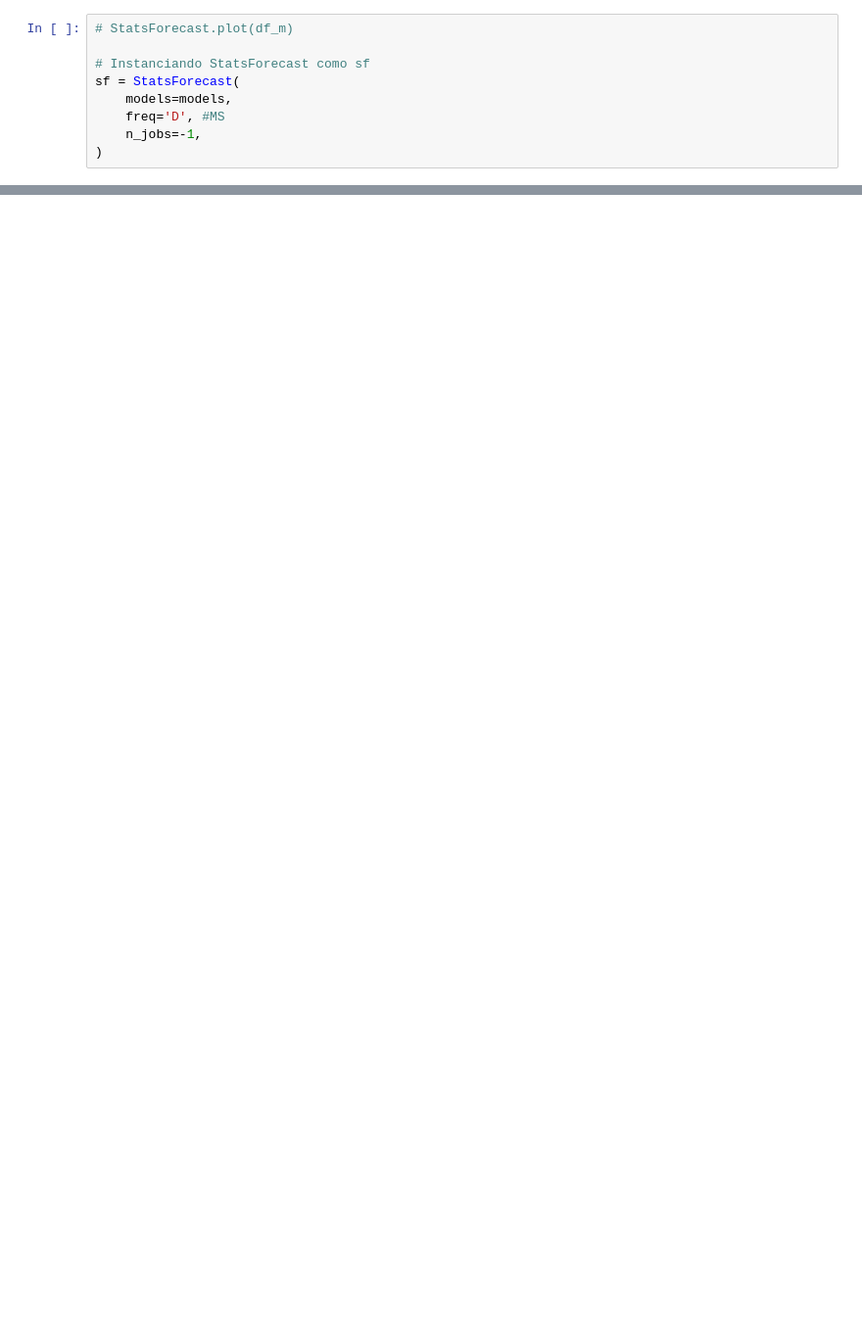
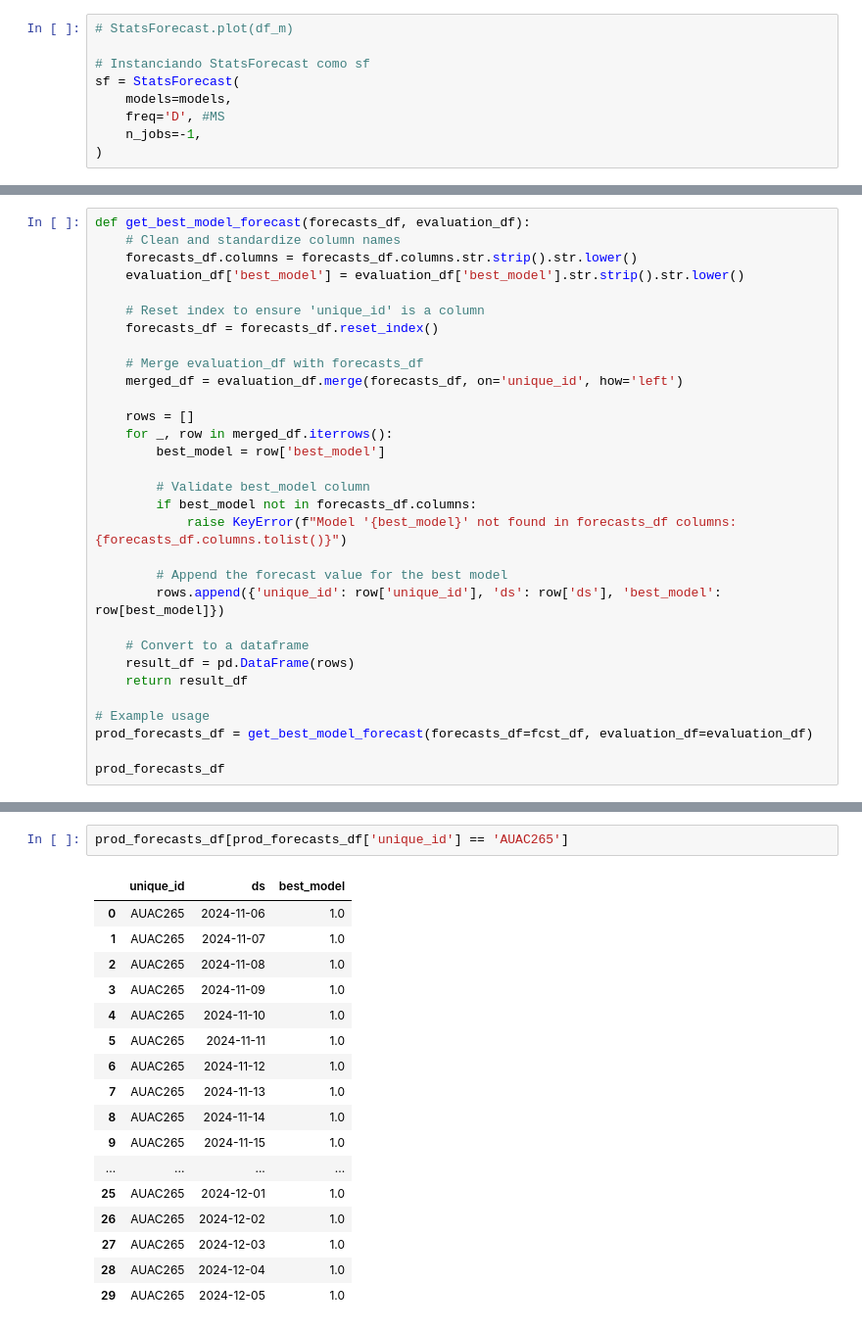
Before and after one commit to luemartinezro/ujueta_project, a Jupyter notebook: mod_data_apilada_Dda_low.ipynb, the cells around one changed output, grey strips where cells are left out. Shown at 98% size. Saved outputs shown, nothing was run; the diff lists cells and outputs as text; blank space fills up the shorter version.

```diff
--- a/mod_data_apilada_Dda_low.ipynb
+++ b/mod_data_apilada_Dda_low.ipynb
@@ -483,0 +472,31 @@ prod_forecasts_df
+# %%
+def get_best_model_forecast(forecasts_df, evaluation_df):
+    # Clean and standardize column names
+    forecasts_df.columns = forecasts_df.columns.str.strip().str.lower()
+    evaluation_df['best_model'] = evaluation_df['best_model'].str.strip().str.lower()
+
+    # Reset index to ensure 'unique_id' is a column
+    forecasts_df = forecasts_df.reset_index()
+
+    # Merge evaluation_df with forecasts_df
+    merged_df = evaluation_df.merge(forecasts_df, on='unique_id', how='left')
+
+    rows = []
+    for _, row in merged_df.iterrows():
+        best_model = row['best_model']
+
+        # Validate best_model column
+        if best_model not in forecasts_df.columns:
+            raise KeyError(f"Model '{best_model}' not found in forecasts_df columns: {forecasts_df.columns.tolist()}")
+
+        # Append the forecast value for the best model
+        rows.append({'unique_id': row['unique_id'], 'ds': row['ds'], 'best_model': row[best_model]})
+
+    # Convert to a dataframe
+    result_df = pd.DataFrame(rows)
+    return result_df
+
+# Example usage
+prod_forecasts_df = get_best_model_forecast(forecasts_df=fcst_df, evaluation_df=evaluation_df)
+
+prod_forecasts_df
@@ -483,0 +517,20 @@ prod_forecasts_df
+# %%
+prod_forecasts_df[prod_forecasts_df['unique_id'] == 'AUAC265']
+# %% [output]
+|  | unique_id | ds | best_model |
+| 0 | AUAC265 | 2024-11-06 | 1.0 |
+| 1 | AUAC265 | 2024-11-07 | 1.0 |
+| 2 | AUAC265 | 2024-11-08 | 1.0 |
+| 3 | AUAC265 | 2024-11-09 | 1.0 |
+| 4 | AUAC265 | 2024-11-10 | 1.0 |
+| 5 | AUAC265 | 2024-11-11 | 1.0 |
+| 6 | AUAC265 | 2024-11-12 | 1.0 |
+| 7 | AUAC265 | 2024-11-13 | 1.0 |
+| 8 | AUAC265 | 2024-11-14 | 1.0 |
+| 9 | AUAC265 | 2024-11-15 | 1.0 |
+| ... | ... | ... | ... |
+| 25 | AUAC265 | 2024-12-01 | 1.0 |
+| 26 | AUAC265 | 2024-12-02 | 1.0 |
+| 27 | AUAC265 | 2024-12-03 | 1.0 |
+| 28 | AUAC265 | 2024-12-04 | 1.0 |
+| 29 | AUAC265 | 2024-12-05 | 1.0 |
```
Also changed, not shown: parts of 17 cells of this notebook, 2 other files.
